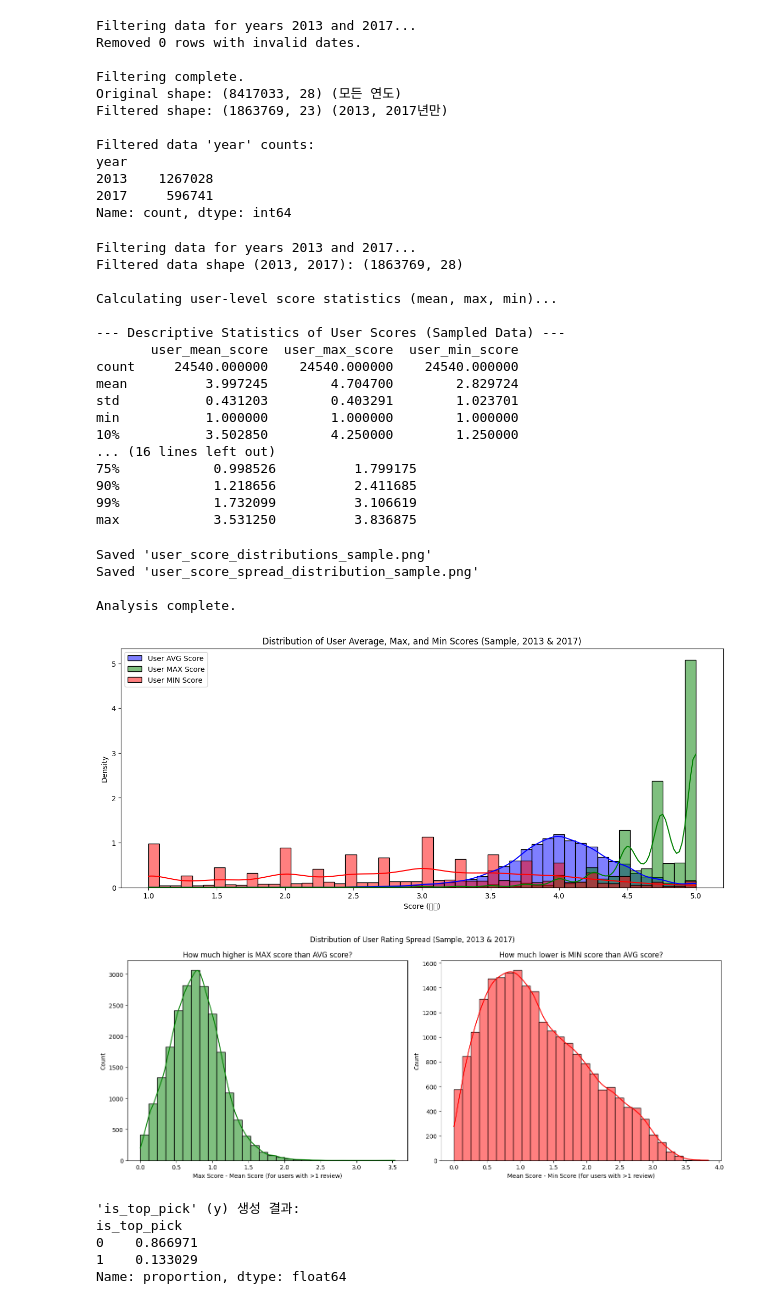
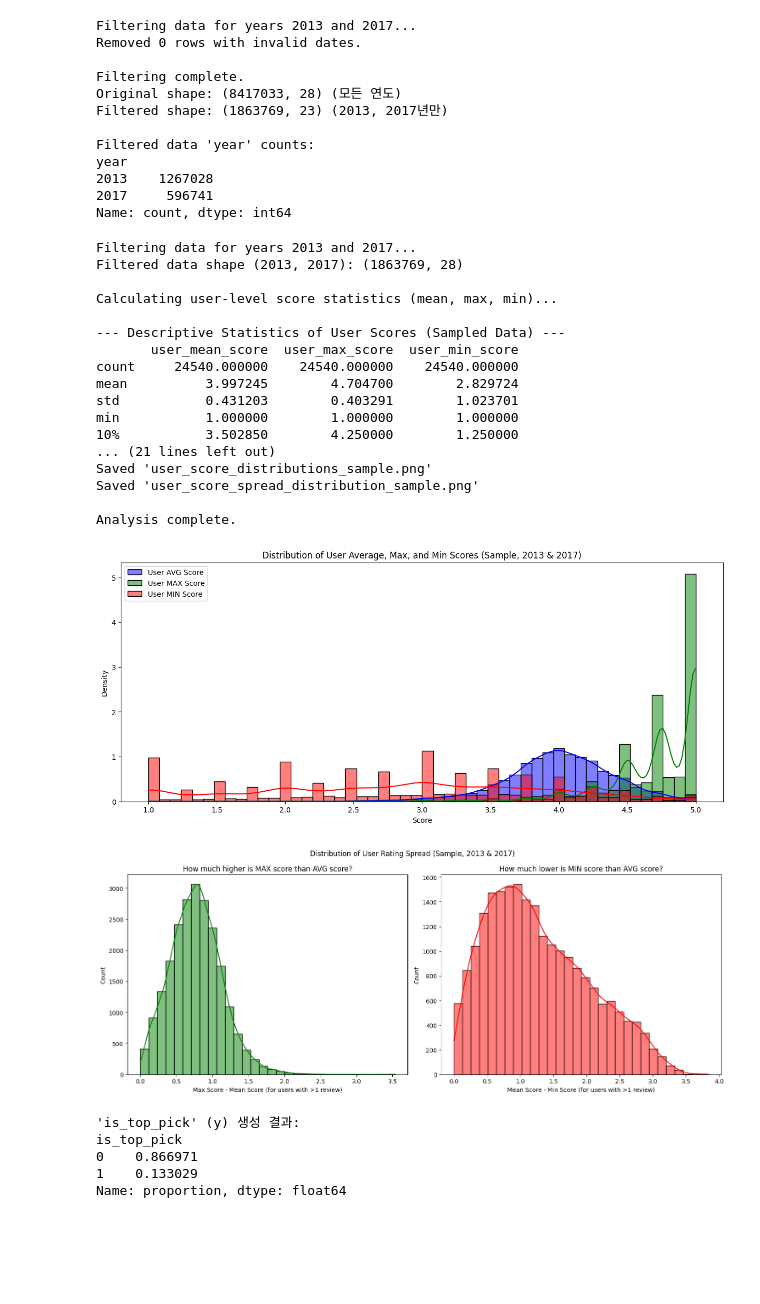
Before and after one commit to black-tea-you/Machine_Learning, a Jupyter notebook: Hybrid/Hybrid(ensemble).ipynb, the cells around one changed output. Saved outputs shown, nothing was run; the diff lists cells and outputs as text; code cells hidden in the pictures; blank space fills up the shorter version.

```diff
--- a/Hybrid/Hybrid(ensemble).ipynb
+++ b/Hybrid/Hybrid(ensemble).ipynb
@@ -130,7 +130,7 @@ if df_master is not None:
             sns.histplot(user_stats['user_max_score'], color='green', label='User MAX Score', kde=True, stat='density', common_norm=False, bins=50)
             sns.histplot(user_stats['user_min_score'], color='red', label='User MIN Score', kde=True, stat='density', common_norm=False, bins=50)
             plt.title('Distribution of User Average, Max, and Min Scores (Sample, 2013 & 2017)')
-            plt.xlabel('Score (점수)')
+            plt.xlabel('Score')
             plt.legend()
             plt.savefig('user_score_distributions_sample.png')
             print("\nSaved 'user_score_distributions_sample.png'")
@@ -140,43 +140,39 @@ if df_master is not None:
 
             plt.subplot(1, 2, 1)
             sns.histplot(user_stats_multi_review[user_stats_multi_review['range_above_mean'] > 0]['range_above_mean'], color='green', kde=True, bins=30)
             plt.title('How much higher is MAX score than AVG score?')
             plt.xlabel('Max Score - Mean Score (for users with >1 review)')
 
             plt.subplot(1, 2, 2)
             sns.histplot(user_stats_multi_review[user_stats_multi_review['range_below_mean'] > 0]['range_below_mean'], color='red', kde=True, bins=30)
             plt.title('How much lower is MIN score than AVG score?')
             plt.xlabel('Mean Score - Min Score (for users with >1 review)')
 
             plt.suptitle('Distribution of User Rating Spread (Sample, 2013 & 2017)')
             plt.tight_layout()
             plt.savefig('user_score_spread_distribution_sample.png')
             print("Saved 'user_score_spread_distribution_sample.png'")
 
     print("\nAnalysis complete.")
 # %% [output]
 Filtering data for years 2013 and 2017...
 Filtered data shape (2013, 2017): (1863769, 28)
 
 Calculating user-level score statistics (mean, max, min)...
 
 --- Descriptive Statistics of User Scores (Sampled Data) ---
        user_mean_score  user_max_score  user_min_score
 count     24540.000000    24540.000000    24540.000000
 mean          3.997245        4.704700        2.829724
 std           0.431203        0.403291        1.023701
 min           1.000000        1.000000        1.000000
 10%           3.502850        4.250000        1.250000
-... (16 lines left out)
-75%            0.998526          1.799175
-90%            1.218656          2.411685
-99%            1.732099          3.106619
-max            3.531250          3.836875
+... (21 lines left out)
+Saved 'user_score_distributions_sample.png'
+Saved 'user_score_spread_distribution_sample.png'
+
+Analysis complete.
-Saved 'user_score_distributions_sample.png'
-Saved 'user_score_spread_distribution_sample.png'
-
-Analysis complete.
-[figure, old version]
+[figure, new version]
 [figure]
 # %%
 # (위 3단계 user_stats 계산이 끝난 후 실행)
```
Also changed, not shown: 9 other files.
